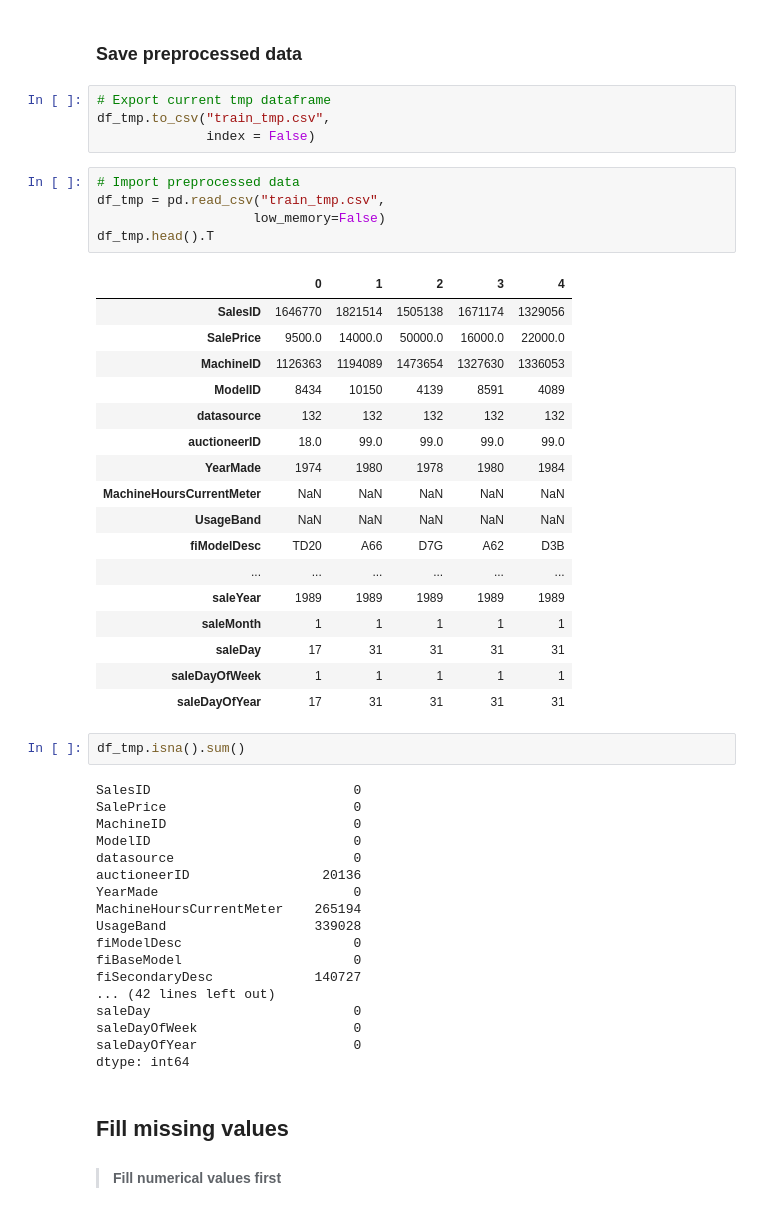
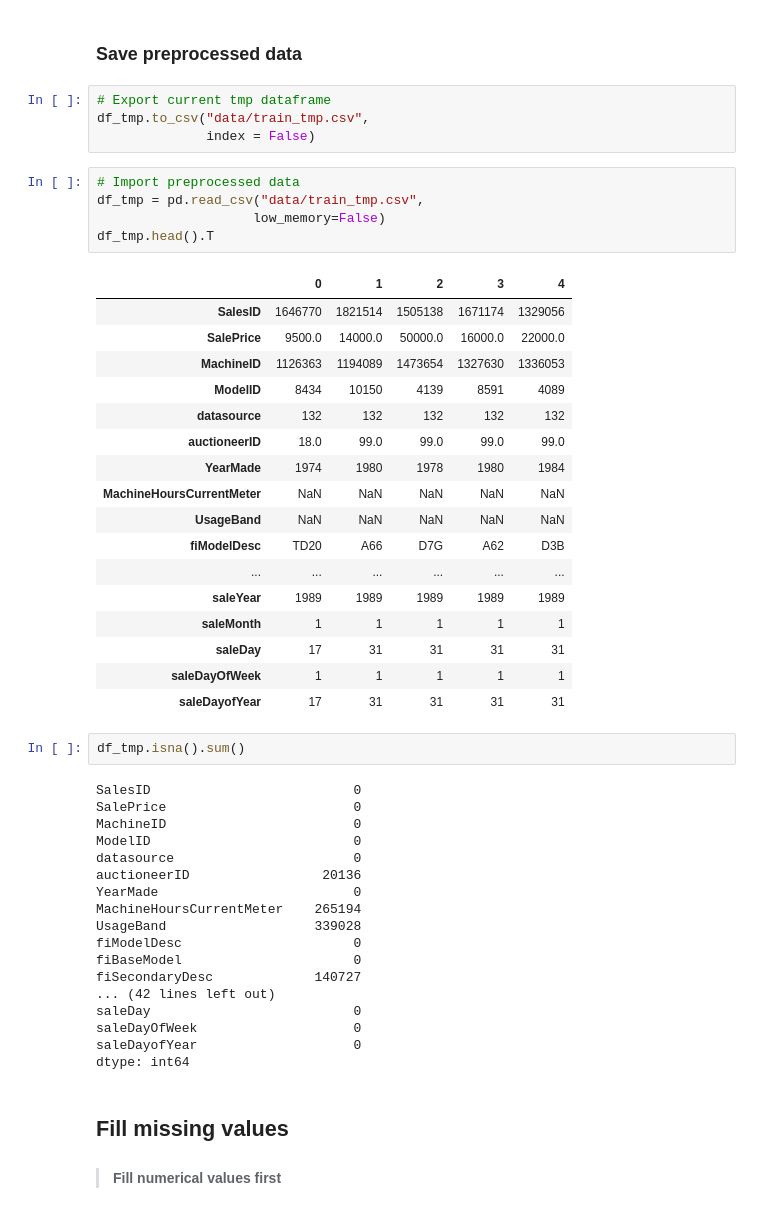
Before and after one commit to rafaehashmi/machineLearningRegressionModel, a Jupyter notebook: priceRegression.ipynb, the cells around one changed output. Saved outputs shown, nothing was run; the diff lists cells and outputs as text.

```diff
--- a/priceRegression.ipynb
+++ b/priceRegression.ipynb
@@ -485,31 +486,31 @@ dtype: float64
 ### Save preprocessed data
 # %%
 # Export current tmp dataframe
-df_tmp.to_csv("train_tmp.csv",
+df_tmp.to_csv("data/train_tmp.csv",
               index = False)
 # %%
 # Import preprocessed data
-df_tmp = pd.read_csv("train_tmp.csv",
+df_tmp = pd.read_csv("data/train_tmp.csv",
                     low_memory=False)
 df_tmp.head().T
 # %% [output]
 |  | 0 | 1 | 2 | 3 | 4 |
 | SalesID | 1646770 | 1821514 | 1505138 | 1671174 | 1329056 |
 | SalePrice | 9500.0 | 14000.0 | 50000.0 | 16000.0 | 22000.0 |
 | MachineID | 1126363 | 1194089 | 1473654 | 1327630 | 1336053 |
 | ModelID | 8434 | 10150 | 4139 | 8591 | 4089 |
 | datasource | 132 | 132 | 132 | 132 | 132 |
 | auctioneerID | 18.0 | 99.0 | 99.0 | 99.0 | 99.0 |
 | YearMade | 1974 | 1980 | 1978 | 1980 | 1984 |
 | MachineHoursCurrentMeter | NaN | NaN | NaN | NaN | NaN |
 | UsageBand | NaN | NaN | NaN | NaN | NaN |
 | fiModelDesc | TD20 | A66 | D7G | A62 | D3B |
 | ... | ... | ... | ... | ... | ... |
 | saleYear | 1989 | 1989 | 1989 | 1989 | 1989 |
 | saleMonth | 1 | 1 | 1 | 1 | 1 |
 | saleDay | 17 | 31 | 31 | 31 | 31 |
 | saleDayOfWeek | 1 | 1 | 1 | 1 | 1 |
-| saleDayOfYear | 17 | 31 | 31 | 31 | 31 |
+| saleDayofYear | 17 | 31 | 31 | 31 | 31 |
 # %%
 df_tmp.isna().sum()
 # %% [output]
@@ -528,7 +529,7 @@ fiSecondaryDesc             140727
 ... (42 lines left out)
 saleDay                          0
 saleDayOfWeek                    0
-saleDayOfYear                    0
+saleDayofYear                    0
 dtype: int64
 # %% [markdown]
 ## Fill missing values
```
Also changed, not shown: parts of 35 cells of this notebook.
